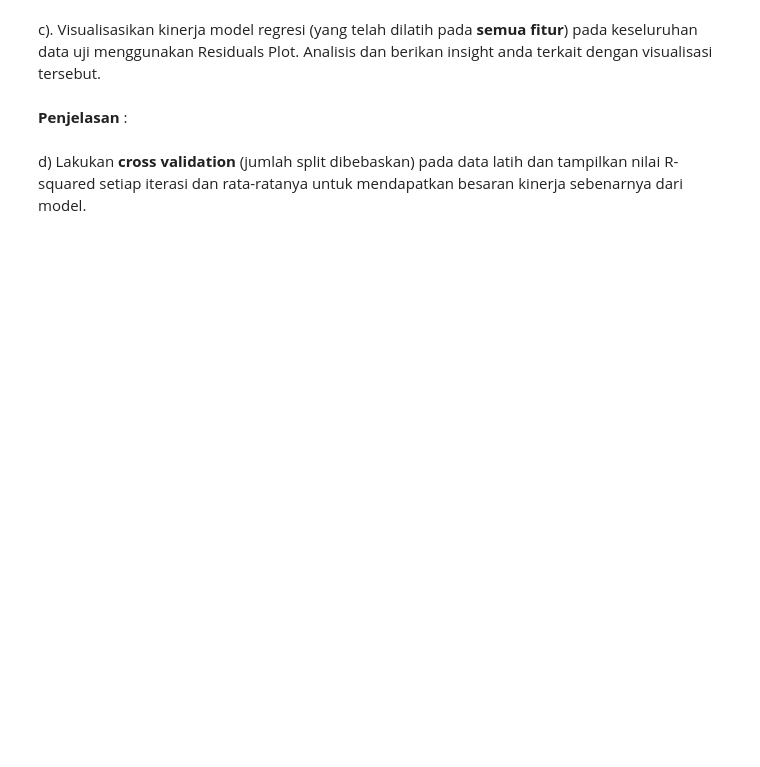
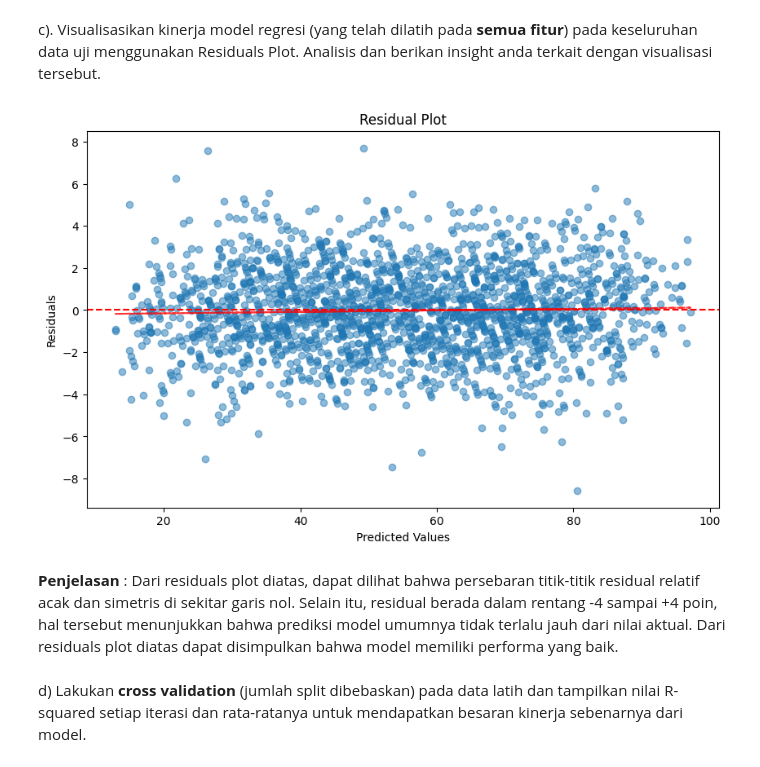
Before and after one commit to mhmdhaekal/lab-6-kasdad, a Jupyter notebook: C_Lab6_2206817490_MuhammadHaekalKalipaksi.ipynb, the cells around one changed output. Cells and saved outputs as stored; diff of their text form; code cells hidden in the pictures; blank space fills up the shorter version.

```diff
--- a/C_Lab6_2206817490_MuhammadHaekalKalipaksi.ipynb
+++ b/C_Lab6_2206817490_MuhammadHaekalKalipaksi.ipynb
@@ -587,6 +666,23 @@ b). Tampilkan metrik evaluasi MAE, MSE, RMSE, dan R-squared untuk hasil prediksi
 # %% [markdown]
 c). Visualisasikan kinerja model regresi (yang telah dilatih pada **semua fitur**) pada keseluruhan data uji menggunakan Residuals Plot. Analisis dan berikan insight anda terkait dengan visualisasi tersebut.
-# %% [markdown]
-**Penjelasan** :
+# %%
+residuals = y_test - y_prediction_all
+plt.figure(figsize=(10, 6))
+
+plt.scatter(y_prediction_all, residuals, alpha=0.5)
+plt.axhline(y=0, color='r', linestyle='--')
+
+plt.xlabel("Predicted Values")
+plt.ylabel("Residuals")
+plt.title("Residual Plot")
+
+z = np.polyfit(y_prediction_all, residuals, 1)
+p = np.poly1d(z)
+plt.plot(y_prediction_all, p(y_prediction_all), "r--", alpha=0.8)
+plt.show()
+# %% [output]
+[figure, added]
+# %% [markdown]
+**Penjelasan** : Dari residuals plot diatas, dapat dilihat bahwa persebaran titik-titik residual relatif acak dan simetris di sekitar garis nol. Selain itu, residual berada dalam rentang -4 sampai +4 poin, hal tersebut menunjukkan bahwa prediksi model umumnya tidak terlalu jauh dari nilai aktual. Dari residuals plot diatas dapat disimpulkan bahwa model memiliki performa yang baik.
 # %% [markdown]
 d) Lakukan **cross validation** (jumlah split dibebaskan) pada data latih dan tampilkan nilai R-squared setiap iterasi dan rata-ratanya untuk mendapatkan besaran kinerja sebenarnya dari model.
```
Also changed, not shown: parts of 17 cells of this notebook.
